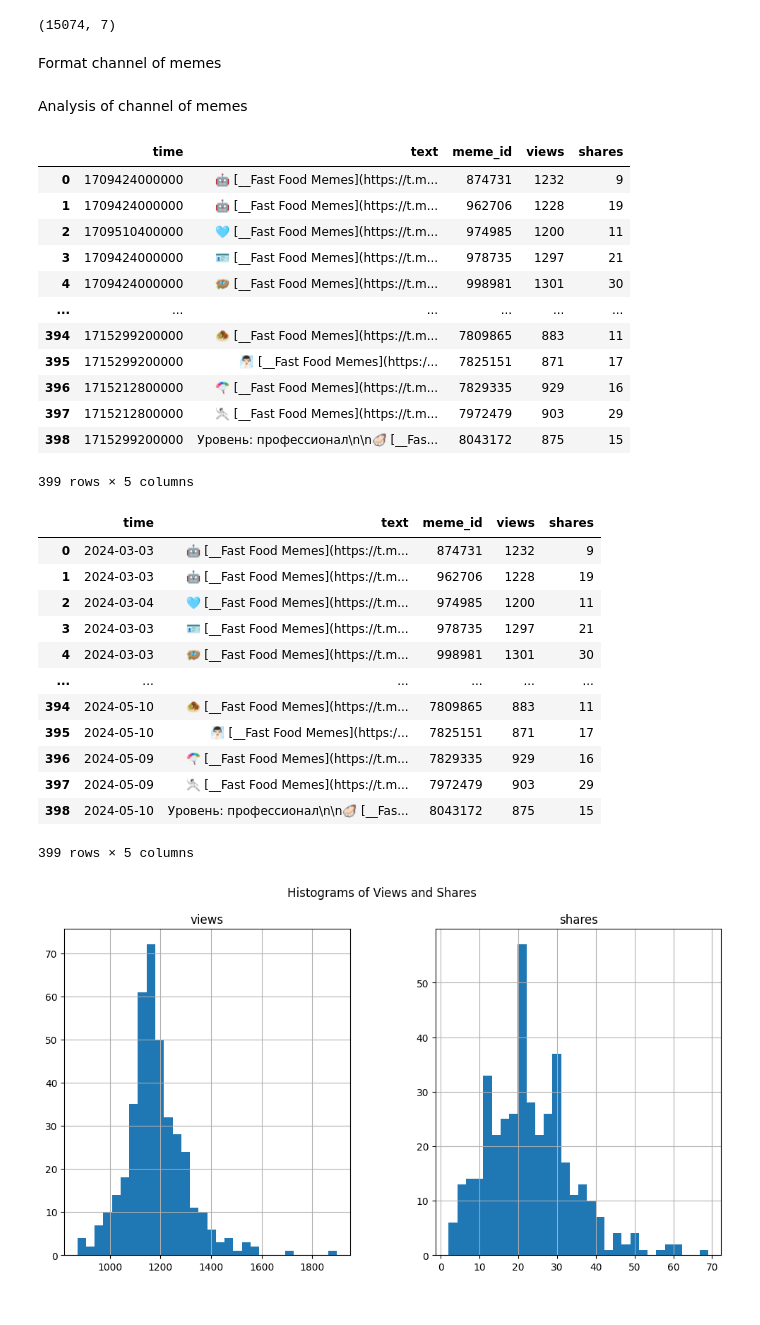
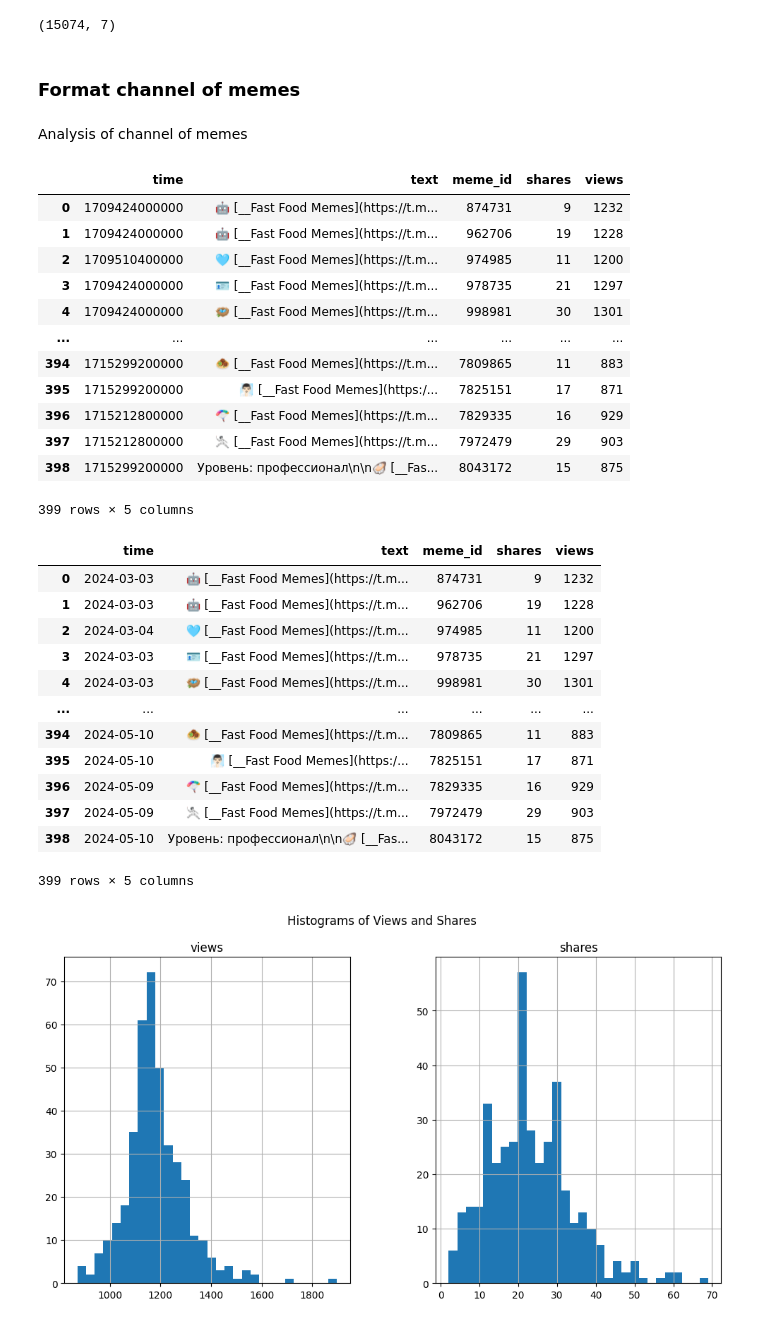
Before and after one commit to SUPERustam/yet_another_ff_research, a Jupyter notebook: meme_channel_prediction/channel.ipynb, the cells around one changed output. Drawn from its saved outputs; the diff is of its cells as text; code cells hidden in the pictures.

```diff
--- a/meme_channel_prediction/channel.ipynb
+++ b/meme_channel_prediction/channel.ipynb
@@ -27,52 +27,52 @@ df.dropna(axis=0).shape
 (15074, 7)
 (15074, 7)
 # %% [markdown]
-Format channel of memes
+### Format channel of memes
 # %% [markdown]
 Analysis of channel of memes
 # %%
-tviews = df.groupby("meme_id").views.sum()
-tshares = df.groupby("meme_id").shares.sum()
+tshares = df.groupby("meme_id").views.sum()
+tviews = df.groupby("meme_id").shares.sum()
 
 y_memes = df.loc[
     df.groupby("meme_id")["time"].idxmin()
 ]  # remove duplicates with replacement for earliest time
 
 y_memes = y_memes.drop(columns=["views", "shares", "chat_id", 'message_id'])
 y_memes = pd.merge(y_memes, tviews, on="meme_id")
 y_memes = pd.merge(y_memes, tshares, on="meme_id")
 y_memes
 y_memes.to_csv("formatted_ff_tgchannelru_stats.csv", index=False)
 # Convert 'time' to datetime if necessary
 
 y_memes["time"] = pd.to_datetime(y_memes["time"], unit="ms")
 y_memes
 # %% [output]
-|  | time | text | meme_id | views | shares |
-| 0 | 1709424000000 | 🤖 [__Fast Food Memes](https://t.m... | 874731 | 1232 | 9 |
-| 1 | 1709424000000 | 🤖 [__Fast Food Memes](https://t.m... | 962706 | 1228 | 19 |
-| 2 | 1709510400000 | 🩵 [__Fast Food Memes](https://t.m... | 974985 | 1200 | 11 |
-| 3 | 1709424000000 | 🪪 [__Fast Food Memes](https://t.m... | 978735 | 1297 | 21 |
-| 4 | 1709424000000 | 🪺 [__Fast Food Memes](https://t.m... | 998981 | 1301 | 30 |
+|  | time | text | meme_id | shares | views |
+| 0 | 1709424000000 | 🤖 [__Fast Food Memes](https://t.m... | 874731 | 9 | 1232 |
+| 1 | 1709424000000 | 🤖 [__Fast Food Memes](https://t.m... | 962706 | 19 | 1228 |
+| 2 | 1709510400000 | 🩵 [__Fast Food Memes](https://t.m... | 974985 | 11 | 1200 |
+| 3 | 1709424000000 | 🪪 [__Fast Food Memes](https://t.m... | 978735 | 21 | 1297 |
+| 4 | 1709424000000 | 🪺 [__Fast Food Memes](https://t.m... | 998981 | 30 | 1301 |
 | ... | ... | ... | ... | ... | ... |
-| 394 | 1715299200000 | 🧆 [__Fast Food Memes](https://t.m... | 7809865 | 883 | 11 |
-| 395 | 1715299200000 | 🧖🏻‍♂️ [__Fast Food Memes](https:/... | 7825151 | 871 | 17 |
-| 396 | 1715212800000 | 🪂 [__Fast Food Memes](https://t.m... | 7829335 | 929 | 16 |
-| 397 | 1715212800000 | 🤺 [__Fast Food Memes](https://t.m... | 7972479 | 903 | 29 |
-| 398 | 1715299200000 | Уровень: профессионал\n\n🦪 [__Fas... | 8043172 | 875 | 15 |
+| 394 | 1715299200000 | 🧆 [__Fast Food Memes](https://t.m... | 7809865 | 11 | 883 |
+| 395 | 1715299200000 | 🧖🏻‍♂️ [__Fast Food Memes](https:/... | 7825151 | 17 | 871 |
+| 396 | 1715212800000 | 🪂 [__Fast Food Memes](https://t.m... | 7829335 | 16 | 929 |
+| 397 | 1715212800000 | 🤺 [__Fast Food Memes](https://t.m... | 7972479 | 29 | 903 |
+| 398 | 1715299200000 | Уровень: профессионал\n\n🦪 [__Fas... | 8043172 | 15 | 875 |
 399 rows × 5 columns
-|  | time | text | meme_id | views | shares |
-| 0 | 2024-03-03 | 🤖 [__Fast Food Memes](https://t.m... | 874731 | 1232 | 9 |
-| 1 | 2024-03-03 | 🤖 [__Fast Food Memes](https://t.m... | 962706 | 1228 | 19 |
-| 2 | 2024-03-04 | 🩵 [__Fast Food Memes](https://t.m... | 974985 | 1200 | 11 |
-| 3 | 2024-03-03 | 🪪 [__Fast Food Memes](https://t.m... | 978735 | 1297 | 21 |
-| 4 | 2024-03-03 | 🪺 [__Fast Food Memes](https://t.m... | 998981 | 1301 | 30 |
+|  | time | text | meme_id | shares | views |
+| 0 | 2024-03-03 | 🤖 [__Fast Food Memes](https://t.m... | 874731 | 9 | 1232 |
+| 1 | 2024-03-03 | 🤖 [__Fast Food Memes](https://t.m... | 962706 | 19 | 1228 |
+| 2 | 2024-03-04 | 🩵 [__Fast Food Memes](https://t.m... | 974985 | 11 | 1200 |
+| 3 | 2024-03-03 | 🪪 [__Fast Food Memes](https://t.m... | 978735 | 21 | 1297 |
+| 4 | 2024-03-03 | 🪺 [__Fast Food Memes](https://t.m... | 998981 | 30 | 1301 |
 | ... | ... | ... | ... | ... | ... |
-| 394 | 2024-05-10 | 🧆 [__Fast Food Memes](https://t.m... | 7809865 | 883 | 11 |
-| 395 | 2024-05-10 | 🧖🏻‍♂️ [__Fast Food Memes](https:/... | 7825151 | 871 | 17 |
-| 396 | 2024-05-09 | 🪂 [__Fast Food Memes](https://t.m... | 7829335 | 929 | 16 |
-| 397 | 2024-05-09 | 🤺 [__Fast Food Memes](https://t.m... | 7972479 | 903 | 29 |
-| 398 | 2024-05-10 | Уровень: профессионал\n\n🦪 [__Fas... | 8043172 | 875 | 15 |
+| 394 | 2024-05-10 | 🧆 [__Fast Food Memes](https://t.m... | 7809865 | 11 | 883 |
+| 395 | 2024-05-10 | 🧖🏻‍♂️ [__Fast Food Memes](https:/... | 7825151 | 17 | 871 |
+| 396 | 2024-05-09 | 🪂 [__Fast Food Memes](https://t.m... | 7829335 | 16 | 929 |
+| 397 | 2024-05-09 | 🤺 [__Fast Food Memes](https://t.m... | 7972479 | 29 | 903 |
+| 398 | 2024-05-10 | Уровень: профессионал\n\n🦪 [__Fas... | 8043172 | 15 | 875 |
 399 rows × 5 columns
 # %%
 correlation = y_memes['views'].corr(y_memes['shares'])
```
Also changed, not shown: parts of 41 cells of this notebook, 12 other files.
